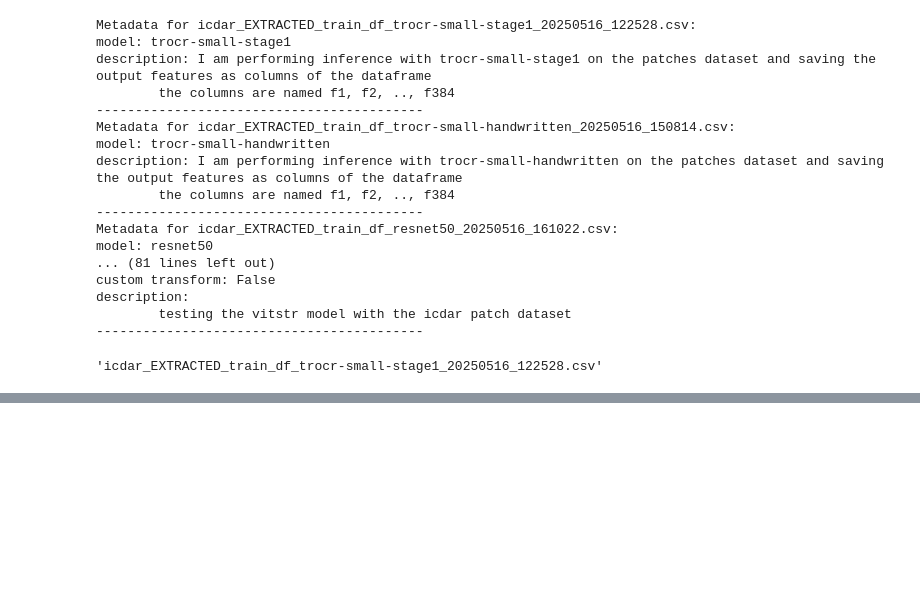
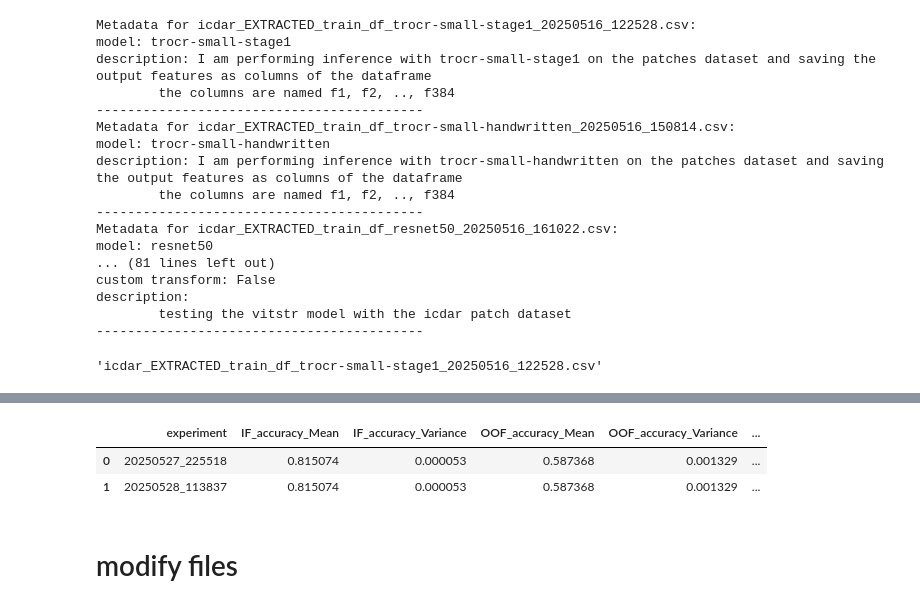
Before and after one commit to gitMorelli/gender_detection, a Jupyter notebook: notebooks/others/explore_log_preprocessed_data.ipynb, the cells around one changed output, grey strips where cells are left out. Drawn from its saved outputs; the diff is of its cells as text; code cells hidden in the pictures; blank space fills up the shorter version.

```diff
--- a/notebooks/others/explore_log_preprocessed_data.ipynb
+++ b/notebooks/others/explore_log_preprocessed_data.ipynb
@@ -53,0 +306,8 @@ file_IO.get_file_name(LOG_FILE,{'model':'trocr-small-stage1'},file_name)
+# %%
+filtered_df[['experiment', 'IF_accuracy_Mean','IF_accuracy_Variance','OOF_accuracy_Mean','OOF_accuracy_Variance','Generalization Gap']].head()
+# %% [output]
+|  | experiment | IF_accuracy_Mean | IF_accuracy_Variance | OOF_accuracy_Mean | OOF_accuracy_Variance | ... |
+| 0 | 20250527_225518 | 0.815074 | 0.000053 | 0.587368 | 0.001329 | ... |
+| 1 | 20250528_113837 | 0.815074 | 0.000053 | 0.587368 | 0.001329 | ... |
+# %% [markdown]
+# modify files
```
Also changed, not shown: parts of 31 cells of this notebook, 6 other files.
